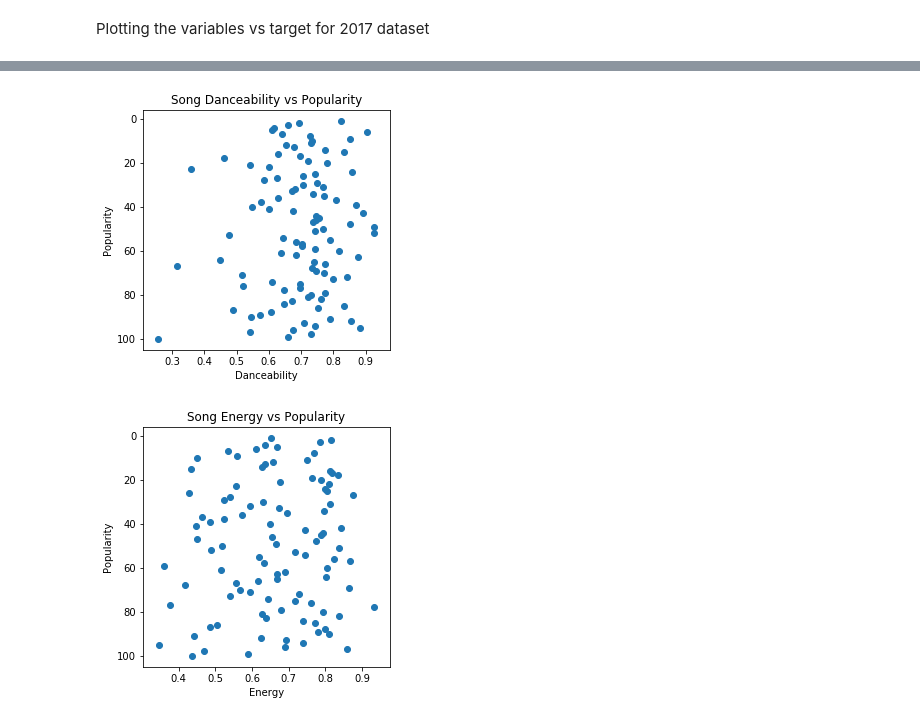
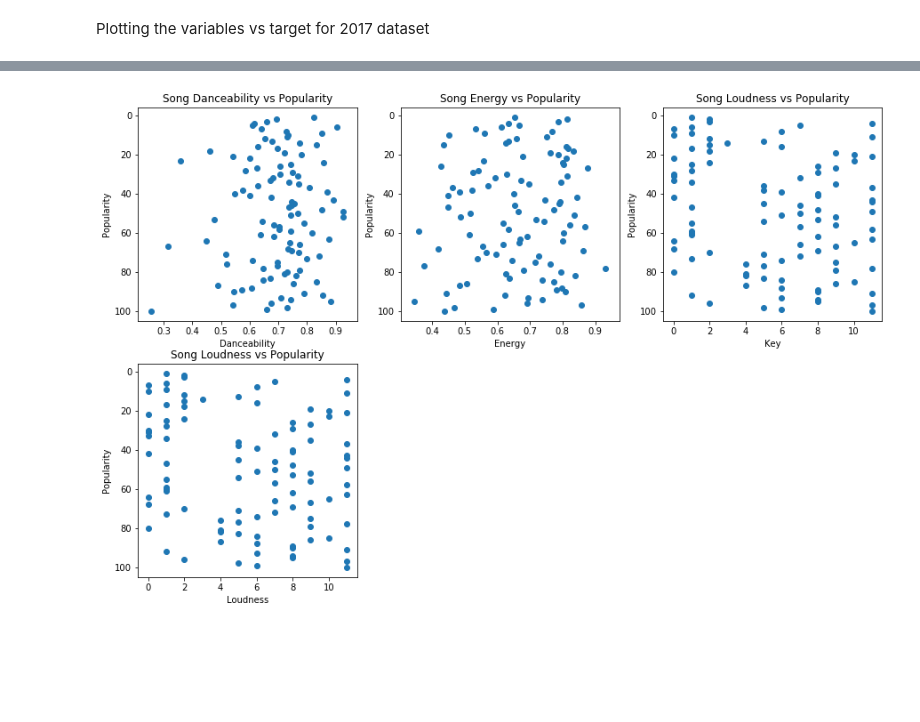
Before and after one commit to Turgerel/CSCI-4930-, a Jupyter notebook: EDA.ipynb, the cells around one changed output, grey strips where cells are left out. Saved outputs shown, nothing was run; the diff lists cells and outputs as text; code cells hidden in the pictures; blank space fills up the shorter version.

```diff
--- a/EDA.ipynb
+++ b/EDA.ipynb
@@ -61,18 +61,31 @@ revised_dataset_2018 = addTargetCol(target_dataset_2017, dataset_2018)
 Plotting the variables vs target for 2017 dataset
 # %%
 fig2 = plt.figure(figsize=(15, 15))
-ax3 = fig2.add_subplot(331)
-ax3.set_xlabel("Danceability")
+ax1 = fig2.add_subplot(331)
+ax1.set_xlabel("Danceability")
+ax1.set_ylabel("Popularity")
+ax1.set_title("Song Danceability vs Popularity")
+ax1.scatter(revised_dataset_2017.danceability, revised_dataset_2017.popularity)
+ax1.set_ylim(ax1.get_ylim()[::-1])
+
+ax2 = fig2.add_subplot(332)
+ax2.set_xlabel("Energy")
+ax2.set_ylabel("Popularity")
+ax2.set_title("Song Energy vs Popularity")
+ax2.scatter(revised_dataset_2017.energy, revised_dataset_2017.popularity)
+ax2.set_ylim(ax2.get_ylim()[::-1])
+
+ax3 = fig2.add_subplot(333)
+ax3.set_xlabel("Key")
 ax3.set_ylabel("Popularity")
-ax3.set_title("Song Danceability vs Popularity")
-ax3.scatter(revised_dataset_2017.danceability, revised_dataset_2017.popularity)
+ax3.set_title("Song Loudness vs Popularity")
+ax3.scatter(revised_dataset_2017.key, revised_dataset_2017.popularity)
 ax3.set_ylim(ax3.get_ylim()[::-1])
 
-fig2 = plt.figure(figsize=(15, 15))
-ax3 = fig2.add_subplot(332)
-ax3.set_xlabel("Energy")
-ax3.set_ylabel("Popularity")
-ax3.set_title("Song Energy vs Popularity")
-ax3.scatter(revised_dataset_2017.energy, revised_dataset_2017.popularity)
-ax3.set_ylim(ax3.get_ylim()[::-1])
+ax4 = fig2.add_subplot(334)
+ax4.set_xlabel("Loudness")
+ax4.set_ylabel("Popularity")
+ax4.set_title("Song Loudness vs Popularity")
+ax4.scatter(revised_dataset_2017.key, revised_dataset_2017.popularity)
+ax4.set_ylim(ax4.get_ylim()[::-1])
 # %% [output]
@@ -80,2 +93 @@ ax3.set_ylim(ax3.get_ylim()[::-1])
-[figure, old version]
+[figure, new version]
-[figure, removed]
```
Also changed, not shown: parts of 1 cell of this notebook.
